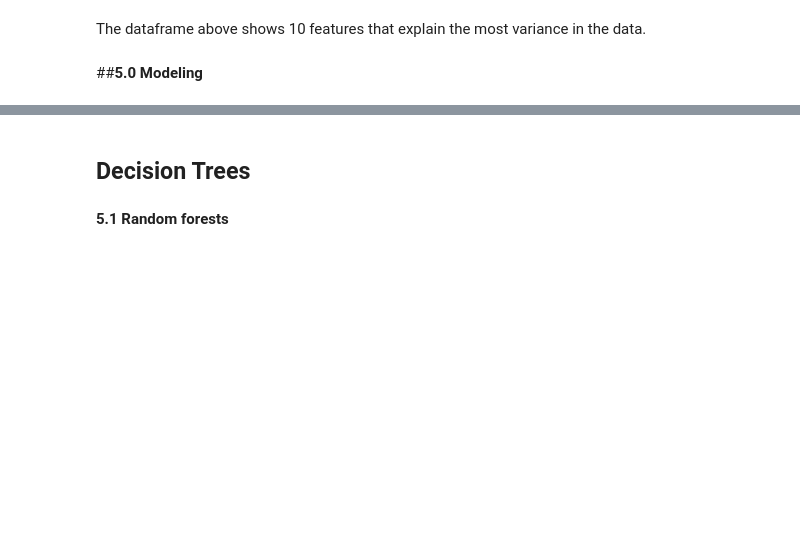
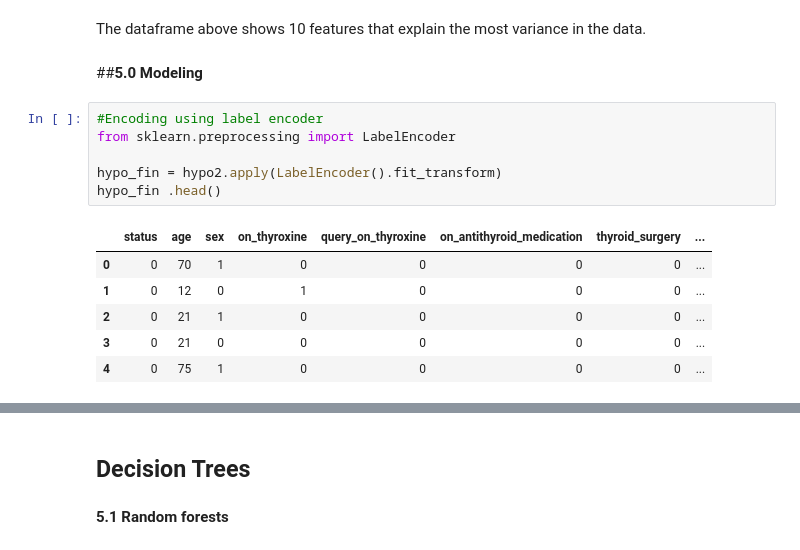
Before and after one commit to Kuriajm/Week_8_Core_IP, a Jupyter notebook: Moringa_School_Data_Science_Core_IP_Wk_8_Mk.ipynb, the cells around one changed output, grey strips where cells are left out. Saved outputs shown, nothing was run; the diff lists cells and outputs as text; blank space fills up the shorter version.

```diff
--- a/Moringa_School_Data_Science_Core_IP_Wk_8_Mk.ipynb
+++ b/Moringa_School_Data_Science_Core_IP_Wk_8_Mk.ipynb
@@ -458,3 +458,16 @@ df
 The dataframe above shows 10 features that explain the most variance in the data.
 # %% [markdown]
 ##**5.0 Modeling**
+# %%
+#Encoding using label encoder
+from sklearn.preprocessing import LabelEncoder
+
+hypo_fin = hypo2.apply(LabelEncoder().fit_transform)
+hypo_fin .head()
+# %% [output]
+|  | status | age | sex | on_thyroxine | query_on_thyroxine | on_antithyroid_medication | thyroid_surgery | ... |
+| 0 | 0 | 70 | 1 | 0 | 0 | 0 | 0 | ... |
+| 1 | 0 | 12 | 0 | 1 | 0 | 0 | 0 | ... |
+| 2 | 0 | 21 | 1 | 0 | 0 | 0 | 0 | ... |
+| 3 | 0 | 21 | 0 | 0 | 0 | 0 | 0 | ... |
+| 4 | 0 | 75 | 1 | 0 | 0 | 0 | 0 | ... |
```
Also changed, not shown: parts of 2 cells of this notebook.
